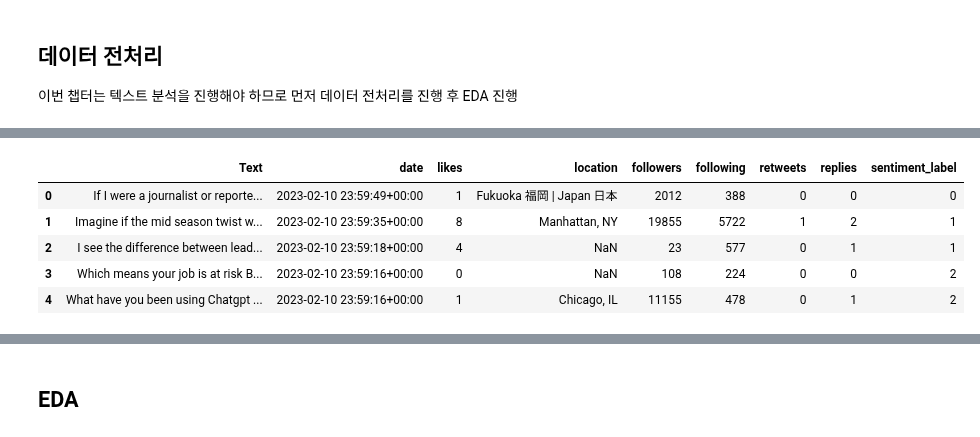
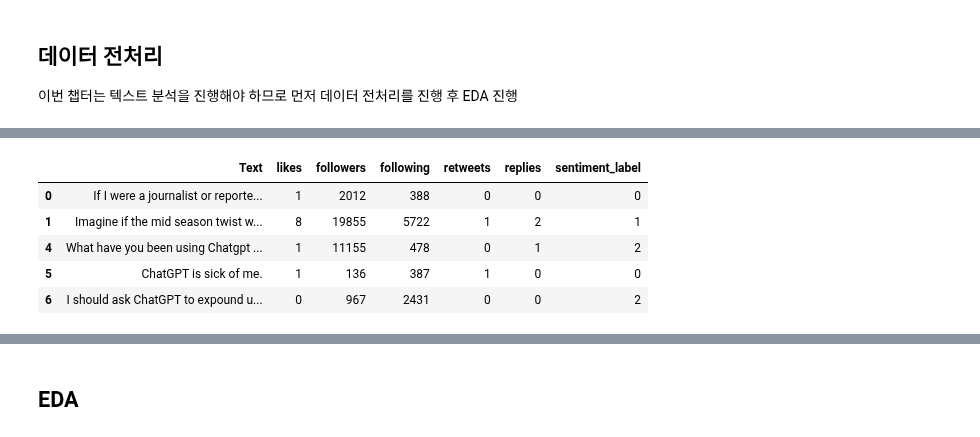
Before and after one commit to halley1116/2025_DA_study, a Jupyter notebook: team1/PSM_1_4.ipynb, the cells around one changed output, grey strips where cells are left out. Drawn from its saved outputs; the diff is of its cells as text; code cells hidden in the pictures.

```diff
--- a/team1/PSM_1_4.ipynb
+++ b/team1/PSM_1_4.ipynb
@@ -121,3 +121,7 @@ df['Text'][0]
 # %% [markdown]
 ## 데이터 전처리
 이번 챕터는 텍스트 분석을 진행해야 하므로 먼저 데이터 전처리를 진행 후 EDA 진행
+# %%
+# 결측치 제거
+df = df.dropna(axis=0)
+df.info()
@@ -137,11 +161,11 @@ df.head()
 # %%
 # negative와 같이 확률값 컬럼과 predicted_label 컬럼 제거
-df = df.drop(columns=['negative', 'positive', 'neutral', 'predicted_label'], axis=1)
-df.head()
+data = df.drop(columns=['date', 'location', 'negative', 'positive', 'neutral', 'predicted_label'], axis=1)
+data.head()
 # %% [output]
-|  | Text | date | likes | location | followers | following | retweets | replies | sentiment_label |
-| 0 | If I were a journalist or reporte... | 2023-02-10 23:59:49+00:00 | 1 | Fukuoka 福岡 | Japan 日本 | 2012 | 388 | 0 | 0 | 0 |
-| 1 | Imagine if the mid season twist w... | 2023-02-10 23:59:35+00:00 | 8 | Manhattan, NY | 19855 | 5722 | 1 | 2 | 1 |
-| 2 | I see the difference between lead... | 2023-02-10 23:59:18+00:00 | 4 | NaN | 23 | 577 | 0 | 1 | 1 |
-| 3 | Which means your job is at risk B... | 2023-02-10 23:59:16+00:00 | 0 | NaN | 108 | 224 | 0 | 0 | 2 |
-| 4 | What have you been using Chatgpt ... | 2023-02-10 23:59:16+00:00 | 1 | Chicago, IL | 11155 | 478 | 0 | 1 | 2 |
+|  | Text | likes | followers | following | retweets | replies | sentiment_label |
+| 0 | If I were a journalist or reporte... | 1 | 2012 | 388 | 0 | 0 | 0 |
+| 1 | Imagine if the mid season twist w... | 8 | 19855 | 5722 | 1 | 2 | 1 |
+| 4 | What have you been using Chatgpt ... | 1 | 11155 | 478 | 0 | 1 | 2 |
+| 5 | ChatGPT is sick of me. | 1 | 136 | 387 | 1 | 0 | 0 |
+| 6 | I should ask ChatGPT to expound u... | 0 | 967 | 2431 | 0 | 0 | 2 |
```
Also changed, not shown: parts of 37 cells of this notebook.
